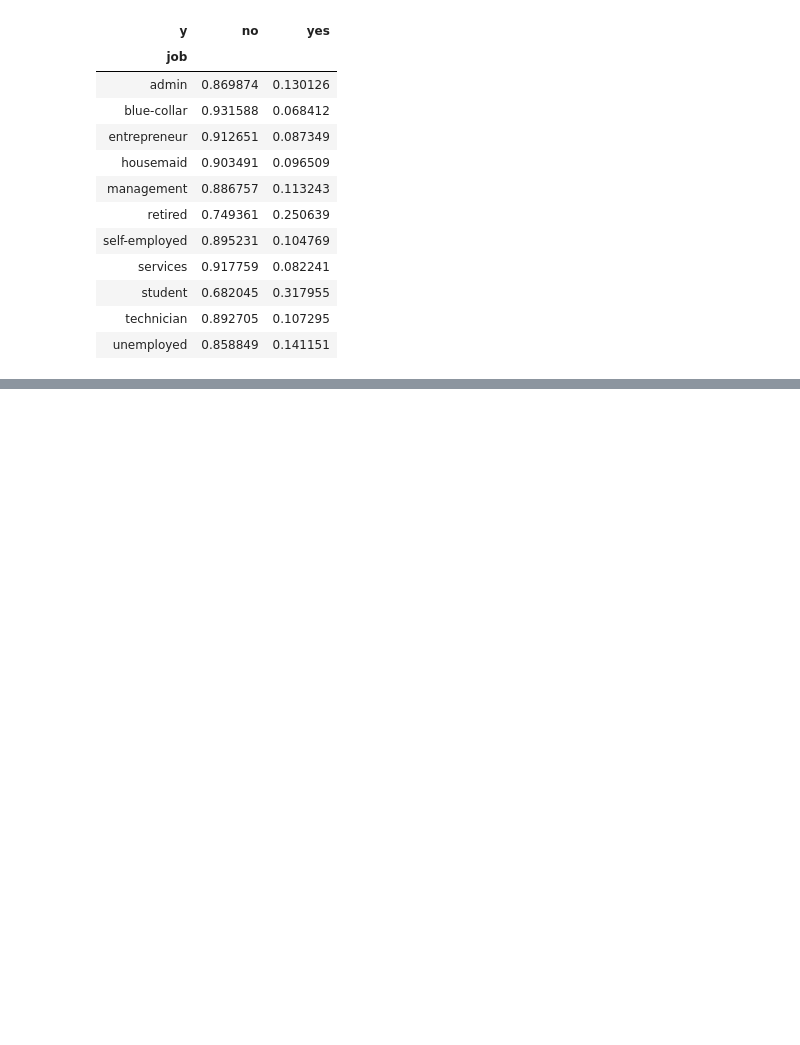
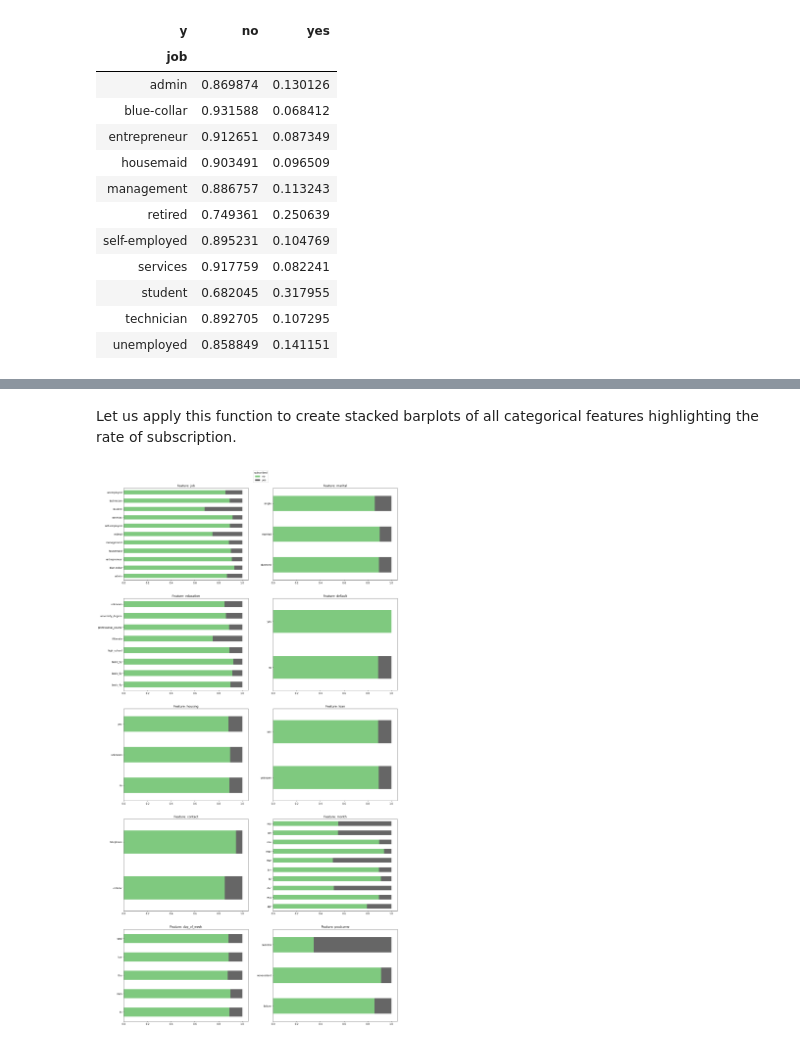
Before and after one commit to nadinezab/bank-marketing, a Jupyter notebook: bank-marketing.ipynb, the cells around one changed output, grey strips where cells are left out. Saved outputs shown, nothing was run; the diff lists cells and outputs as text; code cells hidden in the pictures; blank space fills up the shorter version.

```diff
--- a/bank-marketing.ipynb
+++ b/bank-marketing.ipynb
@@ -456,0 +442,39 @@ plt.show()
+# %%
+# Define function for stacked barplot
+
+def feature_rate_plot(col, target, df, colormap = 'Accent', ax = None):
+
+    counts = df[[col, target]].groupby([col,target]).size().unstack()
+    col_counts = counts.sum(axis = 'columns')
+    col_props = counts.div(col_counts, axis = 'index')
+
+    # Plot stacked bar chart
+    col_props.plot.barh(stacked = True, colormap = colormap, ax = ax )
+
+    if ax == None:
+        plt.title(f'Feature: {col}')
+        plt.legend().remove()
+        plt.ylabel(None)
+
+    else:
+        ax.set_title(f'Feature: {col}')
+        ax.legend().remove()
+        ax.set_ylabel(None)
+# %% [markdown]
+Let us apply this function to create stacked barplots of all categorical features highlighting the rate of subscription.
+# %%
+# Create barplot of categorical features with target variable rate
+
+fig, axes = plt.subplots(5,2, figsize = (20,40))
+
+for c, col in enumerate(cat_feats):
+    ax_x = c // 2
+    ax_y = c % 2
+    feature_rate_plot(col, 'y', df, ax = axes[ax_x, ax_y] )
+
+axes[0, 0].legend(
+    loc='lower center', bbox_to_anchor=(1.1, 1.05), title='subscribed'
+)
+plt.show()
+# %% [output]
+[figure, added]
```
Also changed, not shown: parts of 11 cells of this notebook.
